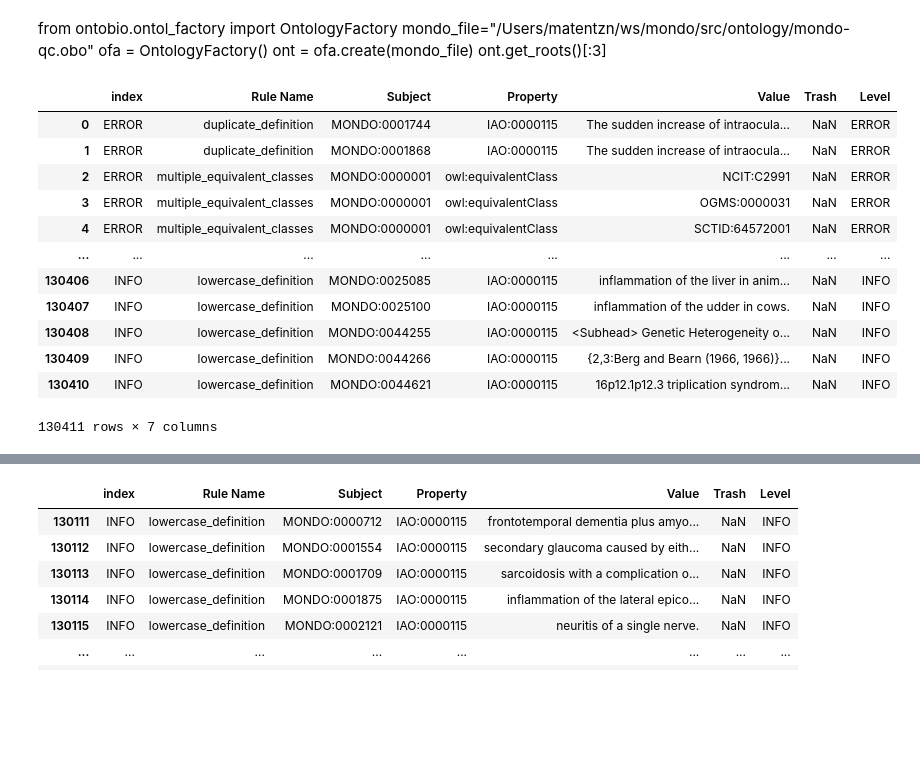
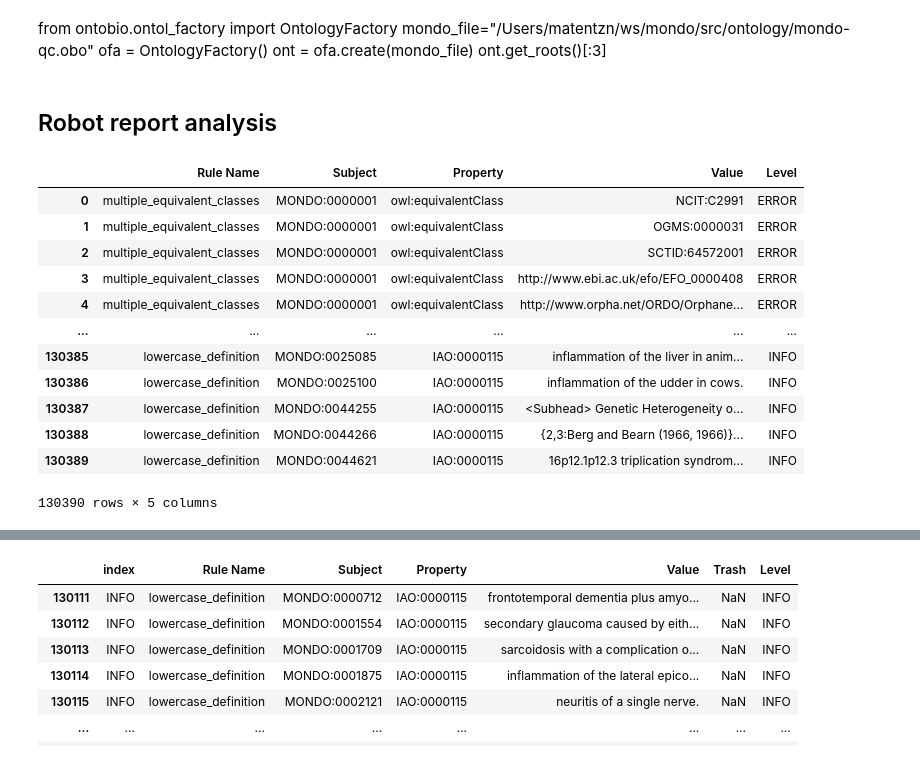
Before and after one commit to monarch-initiative/mondo, a Jupyter notebook: src/ontology/mondo_analysis.ipynb, the cells around one changed output, grey strips where cells are left out. Cells and saved outputs as stored; diff of their text form; code cells hidden in the pictures; blank space fills up the shorter version.

```diff
--- a/src/ontology/QC explorer.ipynb
+++ b/src/ontology/mondo_analysis.ipynb
@@ -92,28 +89,31 @@ mondo_file="/Users/matentzn/ws/mondo/src/ontology/mondo-qc.obo"
 ofa = OntologyFactory()
 ont = ofa.create(mondo_file)
 ont.get_roots()[:3]
+# %% [markdown]
+## Robot report analysis
 # %%
-report = 'obo-report.tsv'
-df = pd.read_csv(report,sep='\t')
+df = get_report("obo-report")
 # Bug in ROBOT, wrong number of columns:
 df.columns=['Rule Name', 'Subject', 'Property', 'Value','Trash']
 df['Level'] = df.index
 df.reset_index(level=0, inplace=True)
+del df['index']
+del df['Trash']
 df
 # %% [output]
-|  | index | Rule Name | Subject | Property | Value | Trash | Level |
-| 0 | ERROR | duplicate_definition | MONDO:0001744 | IAO:0000115 | The sudden increase of intraocula... | NaN | ERROR |
-| 1 | ERROR | duplicate_definition | MONDO:0001868 | IAO:0000115 | The sudden increase of intraocula... | NaN | ERROR |
-| 2 | ERROR | multiple_equivalent_classes | MONDO:0000001 | owl:equivalentClass | NCIT:C2991 | NaN | ERROR |
-| 3 | ERROR | multiple_equivalent_classes | MONDO:0000001 | owl:equivalentClass | OGMS:0000031 | NaN | ERROR |
-| 4 | ERROR | multiple_equivalent_classes | MONDO:0000001 | owl:equivalentClass | SCTID:64572001 | NaN | ERROR |
-| ... | ... | ... | ... | ... | ... | ... | ... |
-| 130406 | INFO | lowercase_definition | MONDO:0025085 | IAO:0000115 | inflammation of the liver in anim... | NaN | INFO |
-| 130407 | INFO | lowercase_definition | MONDO:0025100 | IAO:0000115 | inflammation of the udder in cows. | NaN | INFO |
-| 130408 | INFO | lowercase_definition | MONDO:0044255 | IAO:0000115 | <Subhead> Genetic Heterogeneity o... | NaN | INFO |
-| 130409 | INFO | lowercase_definition | MONDO:0044266 | IAO:0000115 | {2,3:Berg and Bearn (1966, 1966)}... | NaN | INFO |
-| 130410 | INFO | lowercase_definition | MONDO:0044621 | IAO:0000115 | 16p12.1p12.3 triplication syndrom... | NaN | INFO |
+|  | Rule Name | Subject | Property | Value | Level |
+| 0 | multiple_equivalent_classes | MONDO:0000001 | owl:equivalentClass | NCIT:C2991 | ERROR |
+| 1 | multiple_equivalent_classes | MONDO:0000001 | owl:equivalentClass | OGMS:0000031 | ERROR |
+| 2 | multiple_equivalent_classes | MONDO:0000001 | owl:equivalentClass | SCTID:64572001 | ERROR |
+| 3 | multiple_equivalent_classes | MONDO:0000001 | owl:equivalentClass | http://www.ebi.ac.uk/efo/EFO_0000408 | ERROR |
+| 4 | multiple_equivalent_classes | MONDO:0000001 | owl:equivalentClass | http://www.orpha.net/ORDO/Orphane... | ERROR |
+| ... | ... | ... | ... | ... | ... |
+| 130385 | lowercase_definition | MONDO:0025085 | IAO:0000115 | inflammation of the liver in anim... | INFO |
+| 130386 | lowercase_definition | MONDO:0025100 | IAO:0000115 | inflammation of the udder in cows. | INFO |
+| 130387 | lowercase_definition | MONDO:0044255 | IAO:0000115 | <Subhead> Genetic Heterogeneity o... | INFO |
+| 130388 | lowercase_definition | MONDO:0044266 | IAO:0000115 | {2,3:Berg and Bearn (1966, 1966)}... | INFO |
+| 130389 | lowercase_definition | MONDO:0044621 | IAO:0000115 | 16p12.1p12.3 triplication syndrom... | INFO |
-130411 rows × 7 columns
+130390 rows × 5 columns
 # %%
 df=df[df['Subject'].str.startswith('MONDO')]
 df[['Level','Rule Name','Value']].groupby(['Level','Rule Name']).count()
```
Also changed, not shown: parts of 5 cells of this notebook, 2 other files.
